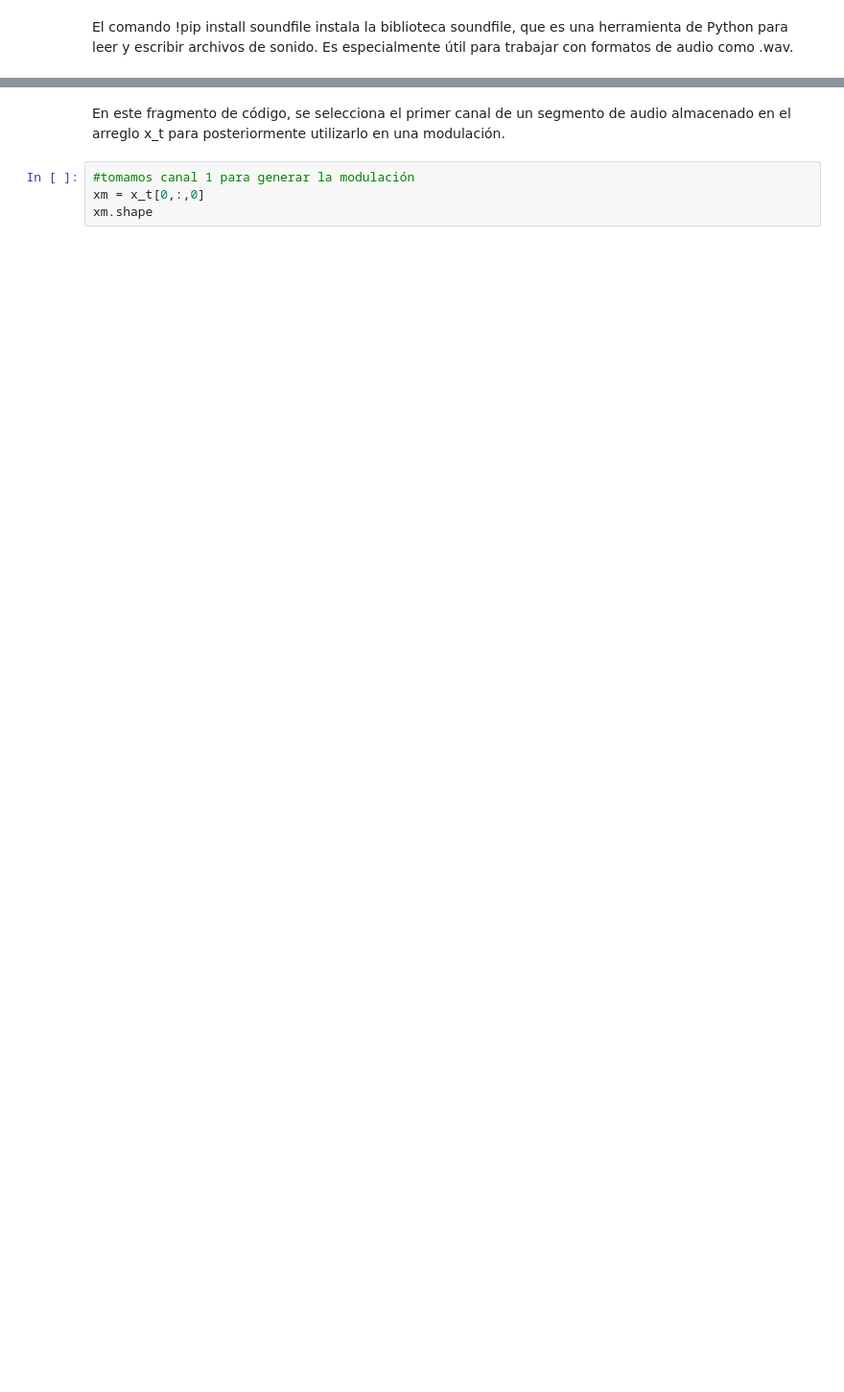
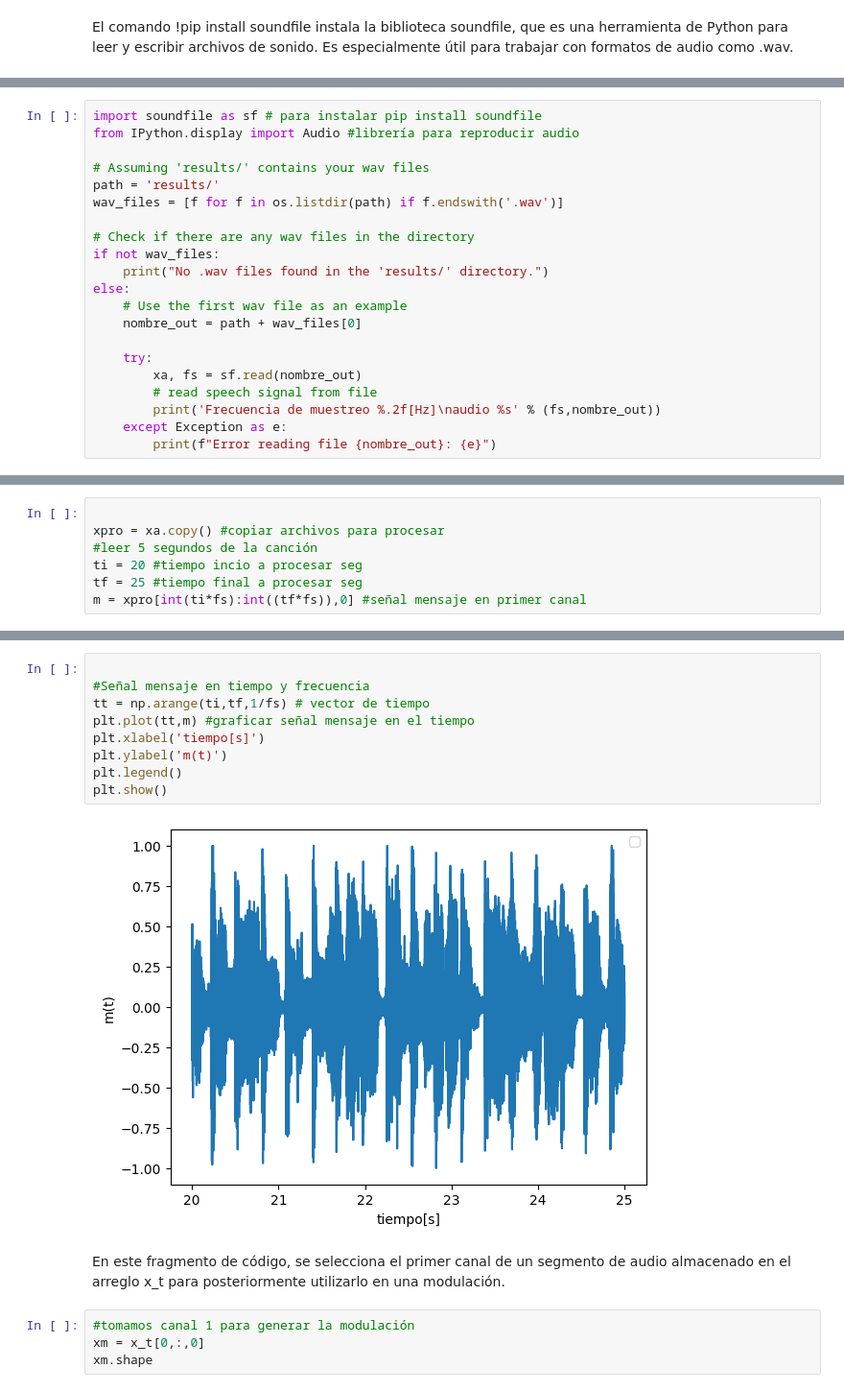
Before and after one commit to JParraArias/SignalsAndSystems2024-2, a Jupyter notebook: Parcial_2_Señales$Sistemas_2024_2.ipynb, the cells around one changed output, grey strips where cells are left out. Shown at 96% size. Saved outputs shown, nothing was run; the diff lists cells and outputs as text; blank space fills up the shorter version.

```diff
--- a/Parcial_2_Señales$Sistemas_2024_2.ipynb
+++ b/Parcial_2_Señales$Sistemas_2024_2.ipynb
@@ -457,0 +336,21 @@ Audio(x_t[0].T,rate=fs)
+# %%
+import soundfile as sf # para instalar pip install soundfile
+from IPython.display import Audio #librería para reproducir audio
+
+# Assuming 'results/' contains your wav files
+path = 'results/'
+wav_files = [f for f in os.listdir(path) if f.endswith('.wav')]
+
+# Check if there are any wav files in the directory
+if not wav_files:
+    print("No .wav files found in the 'results/' directory.")
+else:
+    # Use the first wav file as an example
+    nombre_out = path + wav_files[0]
+
+    try:
+        xa, fs = sf.read(nombre_out)
+        # read speech signal from file
+        print('Frecuencia de muestreo %.2f[Hz]\naudio %s' % (fs,nombre_out))
+    except Exception as e:
+        print(f"Error reading file {nombre_out}: {e}")
@@ -457,0 +360,7 @@ Audio(x_t[0].T,rate=fs)
+# %%
+
+xpro = xa.copy() #copiar archivos para procesar
+#leer 5 segundos de la canción
+ti = 20 #tiempo incio a procesar seg
+tf = 25 #tiempo final a procesar seg
+m = xpro[int(ti*fs):int((tf*fs)),0] #señal mensaje en primer canal
@@ -458,3 +372,14 @@ Audio(x_t[0].T,rate=fs)
+# %%
+
+#Señal mensaje en tiempo y frecuencia
+tt = np.arange(ti,tf,1/fs) # vector de tiempo
+plt.plot(tt,m) #graficar señal mensaje en el tiempo
+plt.xlabel('tiempo[s]')
+plt.ylabel('m(t)')
+plt.legend()
+plt.show()
+# %% [output]
+[figure, added]
 # %% [markdown]
 En este fragmento de código, se selecciona el primer canal de un segmento de audio almacenado en el arreglo x_t para posteriormente utilizarlo en una modulación.
 # %%
```
Also changed, not shown: parts of 93 cells of this notebook.
